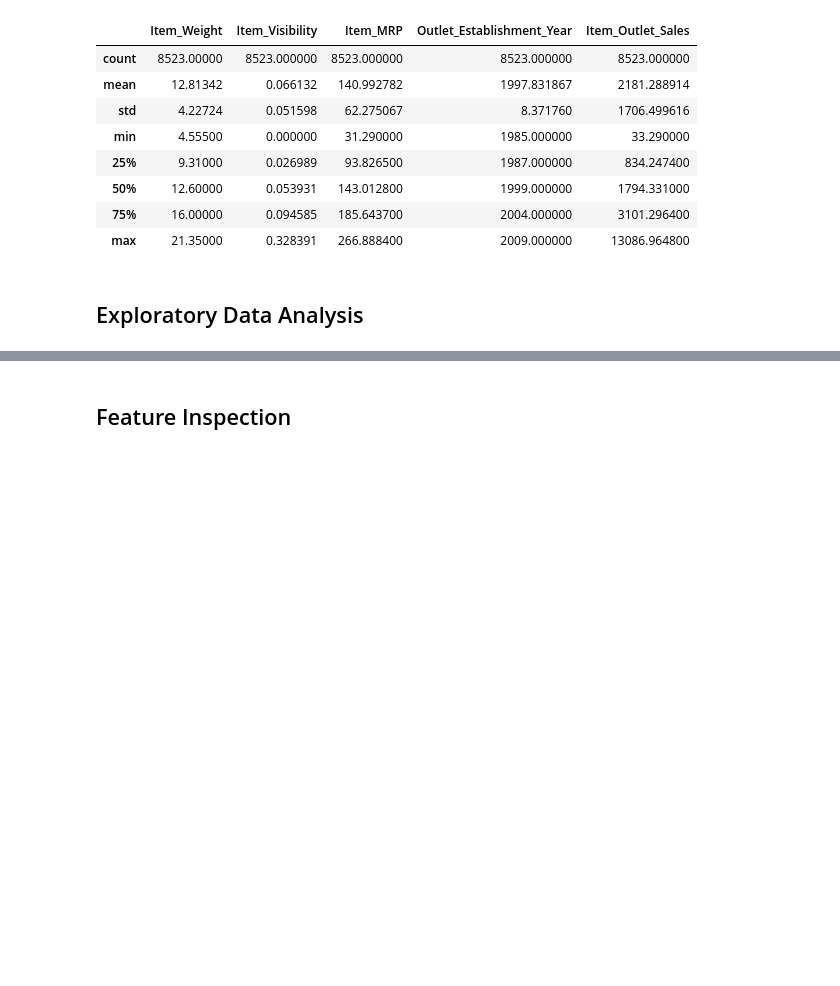
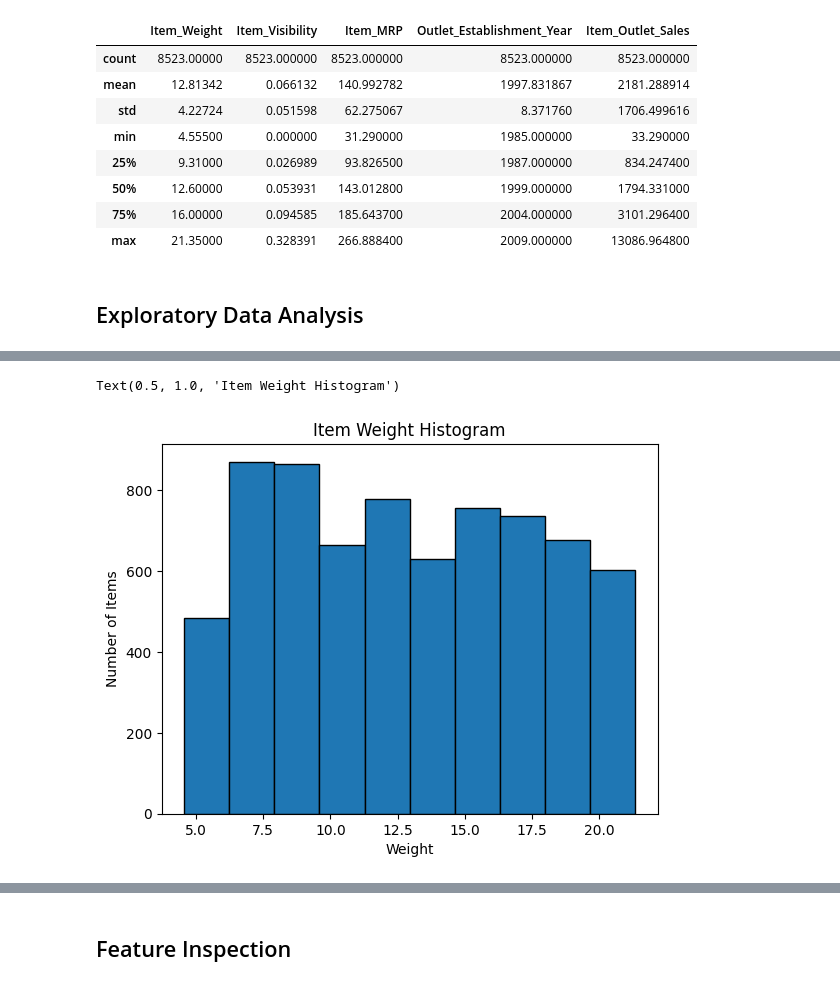
Before and after one commit to Yaman-Shadid/Prediction-of-Product-Sales, a Jupyter notebook: Prediction_of_Product_Sales.ipynb, the cells around one changed output, grey strips where cells are left out. Saved outputs shown, nothing was run; the diff lists cells and outputs as text; code cells hidden in the pictures; blank space fills up the shorter version.

```diff
--- a/Prediction_of_Product_Sales.ipynb
+++ b/Prediction_of_Product_Sales.ipynb
@@ -356,0 +414,11 @@ df.describe()
+# %%
+# Create a histogram of the 'Item_Weight' column
+plt.hist(df['Item_Weight'], bins=10, edgecolor='black')
+
+# Set labels and title
+plt.xlabel('Weight')
+plt.ylabel('Number of Items')
+plt.title('Item Weight Histogram')
+# %% [output]
+Text(0.5, 1.0, 'Item Weight Histogram')
+[figure, added]
```
Also changed, not shown: parts of 10 cells of this notebook.
